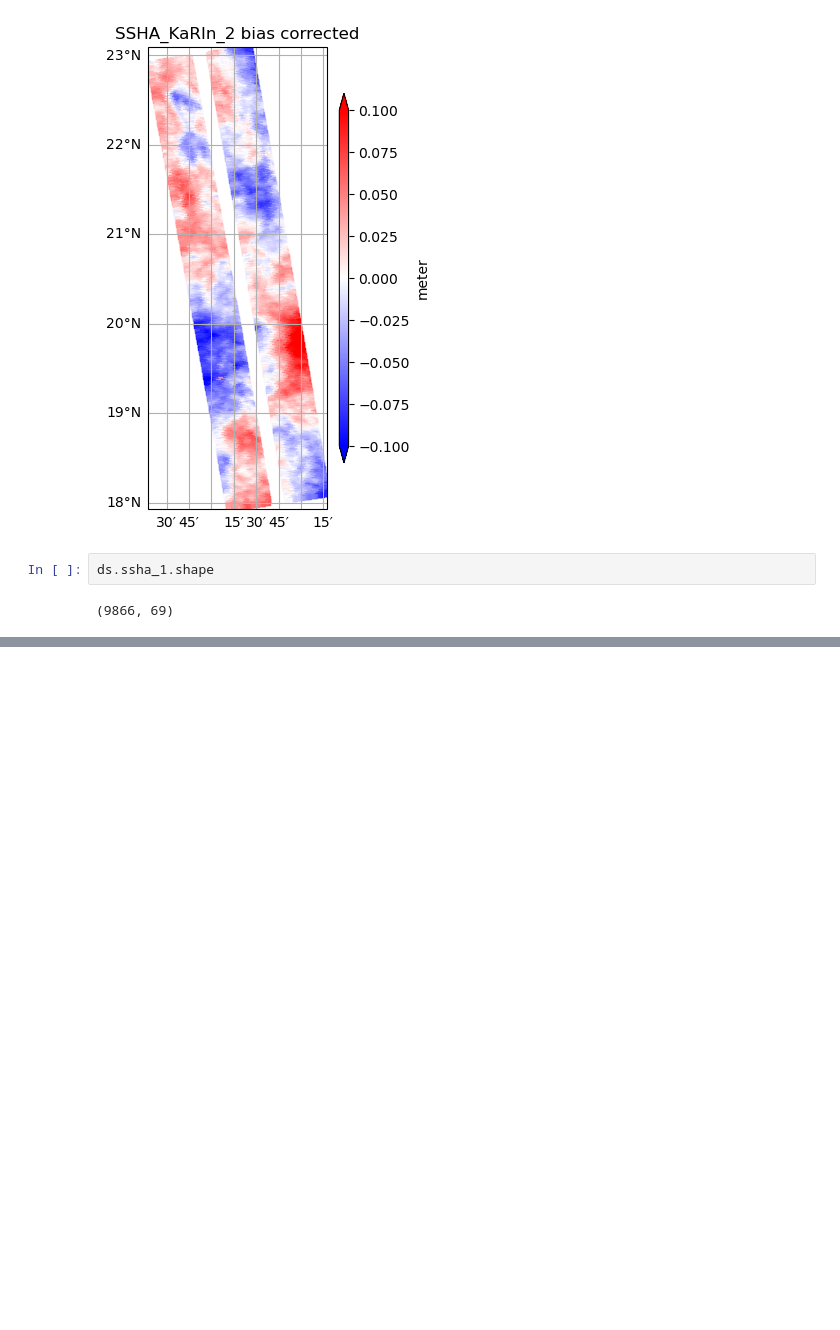
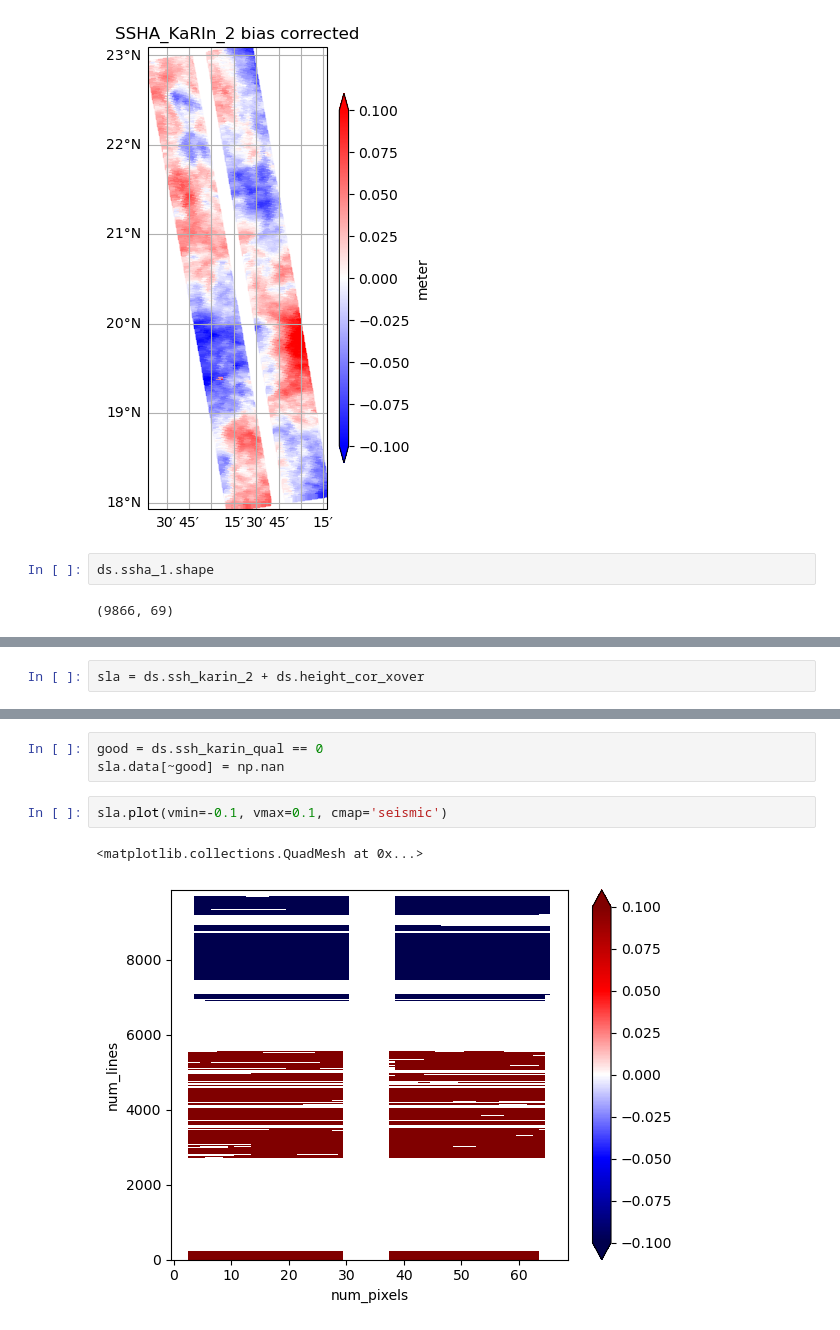
Before and after one commit to AI-for-Ocean-Science/remote_sensing, a Jupyter notebook: nb/PODAAC/SWOT_downloads.ipynb, the cells around one changed output, grey strips where cells are left out. Saved outputs shown, nothing was run; the diff lists cells and outputs as text; blank space fills up the shorter version.

```diff
--- a/nb/PODAAC/SWOT_downloads.ipynb
+++ b/nb/PODAAC/SWOT_downloads.ipynb
@@ -295,0 +321,2 @@ ds.ssha_1.shape
+# %%
+sla = ds.ssh_karin_2 + ds.height_cor_xover
@@ -295,0 +340,8 @@ ds.ssha_1.shape
+# %%
+good = ds.ssh_karin_qual == 0
+sla.data[~good] = np.nan
+# %%
+sla.plot(vmin=-0.1, vmax=0.1, cmap='seismic')
+# %% [output]
+<matplotlib.collections.QuadMesh at 0x...>
+[figure, added]
```
Also changed, not shown: parts of 6 cells of this notebook, 4 other files.
